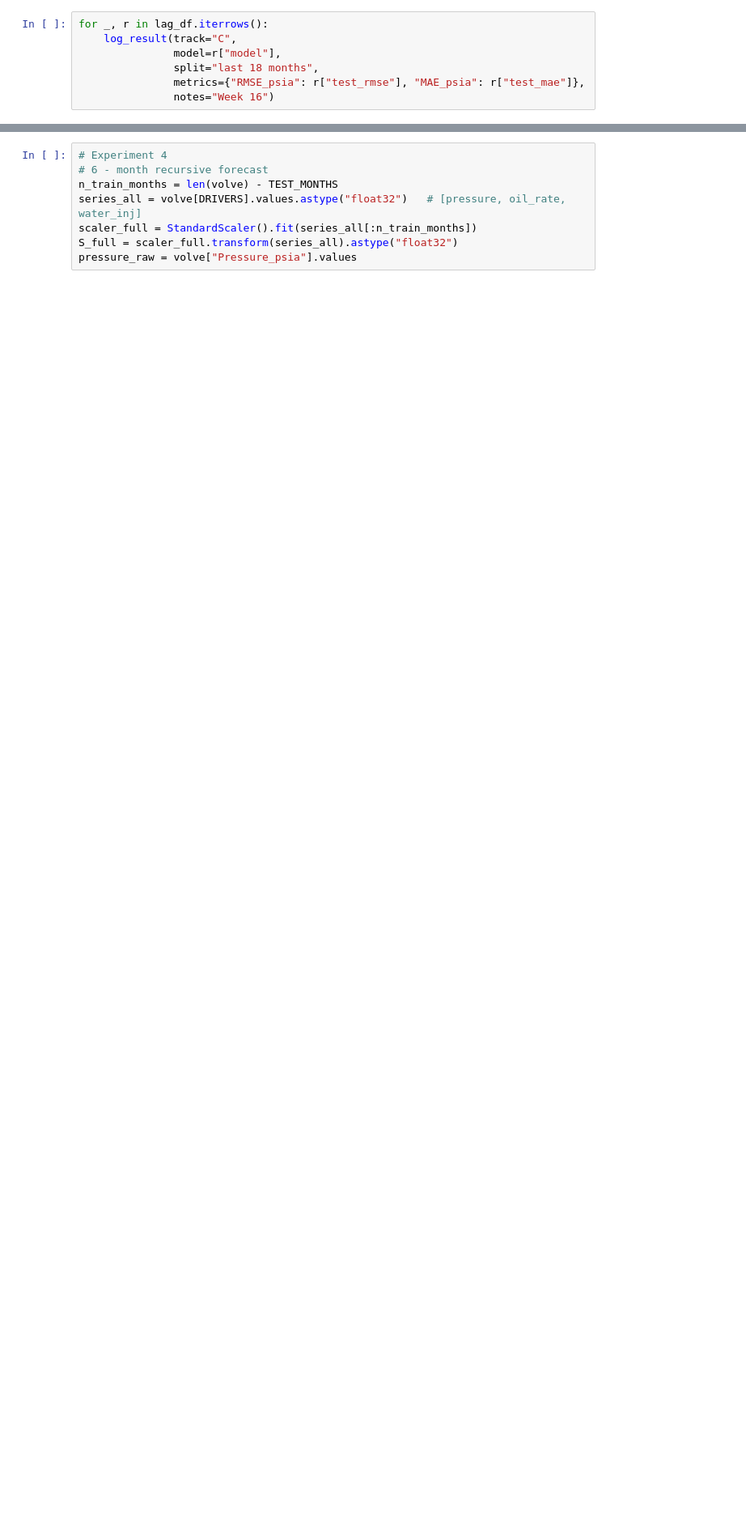
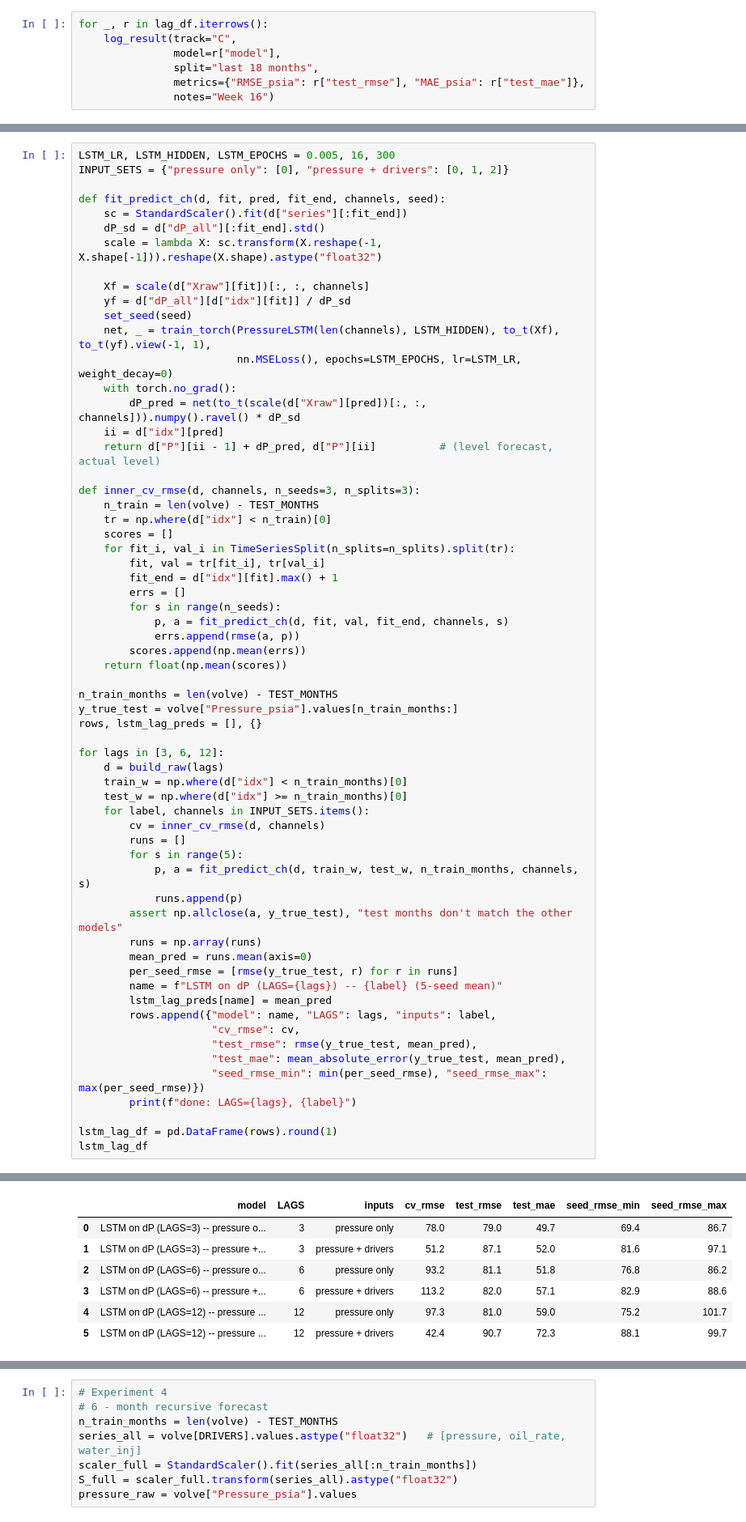
Before and after one commit to sadaraka-kadi/ml4pe-pressure-forecasting, a Jupyter notebook: notebooks/capstone.ipynb, the cells around one changed output, grey strips where cells are left out. Shown at 81% size. Saved outputs shown, nothing was run; the diff lists cells and outputs as text; blank space fills up the shorter version.

```diff
--- a/notebooks/capstone.ipynb
+++ b/notebooks/capstone.ipynb
@@ -619,0 +555,63 @@ RMSE 90.0, MAE 64.6
+# %%
+LSTM_LR, LSTM_HIDDEN, LSTM_EPOCHS = 0.005, 16, 300
+INPUT_SETS = {"pressure only": [0], "pressure + drivers": [0, 1, 2]}
+
+def fit_predict_ch(d, fit, pred, fit_end, channels, seed):
+    sc = StandardScaler().fit(d["series"][:fit_end])
+    dP_sd = d["dP_all"][:fit_end].std()
+    scale = lambda X: sc.transform(X.reshape(-1, X.shape[-1])).reshape(X.shape).astype("float32")
+
+    Xf = scale(d["Xraw"][fit])[:, :, channels]
+    yf = d["dP_all"][d["idx"][fit]] / dP_sd
+    set_seed(seed)
+    net, _ = train_torch(PressureLSTM(len(channels), LSTM_HIDDEN), to_t(Xf), to_t(yf).view(-1, 1),
+                         nn.MSELoss(), epochs=LSTM_EPOCHS, lr=LSTM_LR, weight_decay=0)
+    with torch.no_grad():
+        dP_pred = net(to_t(scale(d["Xraw"][pred])[:, :, channels])).numpy().ravel() * dP_sd
+    ii = d["idx"][pred]
+    return d["P"][ii - 1] + dP_pred, d["P"][ii]          # (level forecast, actual level)
+
+def inner_cv_rmse(d, channels, n_seeds=3, n_splits=3):
+    n_train = len(volve) - TEST_MONTHS
+    tr = np.where(d["idx"] < n_train)[0]
+    scores = []
+    for fit_i, val_i in TimeSeriesSplit(n_splits=n_splits).split(tr):
+        fit, val = tr[fit_i], tr[val_i]
+        fit_end = d["idx"][fit].max() + 1
+        errs = []
+        for s in range(n_seeds):
+            p, a = fit_predict_ch(d, fit, val, fit_end, channels, s)
+            errs.append(rmse(a, p))
+        scores.append(np.mean(errs))
+    return float(np.mean(scores))
+
+n_train_months = len(volve) - TEST_MONTHS
+y_true_test = volve["Pressure_psia"].values[n_train_months:]
+rows, lstm_lag_preds = [], {}
+
+for lags in [3, 6, 12]:
+    d = build_raw(lags)
+    train_w = np.where(d["idx"] < n_train_months)[0]
+    test_w = np.where(d["idx"] >= n_train_months)[0]
+    for label, channels in INPUT_SETS.items():
+        cv = inner_cv_rmse(d, channels)
+        runs = []
+        for s in range(5):
+            p, a = fit_predict_ch(d, train_w, test_w, n_train_months, channels, s)
+            runs.append(p)
+        assert np.allclose(a, y_true_test), "test months don't match the other models"
+        runs = np.array(runs)
+        mean_pred = runs.mean(axis=0)
+        per_seed_rmse = [rmse(y_true_test, r) for r in runs]
+        name = f"LSTM on dP (LAGS={lags}) -- {label} (5-seed mean)"
+        lstm_lag_preds[name] = mean_pred
+        rows.append({"model": name, "LAGS": lags, "inputs": label,
+                     "cv_rmse": cv,
+                     "test_rmse": rmse(y_true_test, mean_pred),
+                     "test_mae": mean_absolute_error(y_true_test, mean_pred),
+                     "seed_rmse_min": min(per_seed_rmse), "seed_rmse_max": max(per_seed_rmse)})
+        print(f"done: LAGS={lags}, {label}")
+
+lstm_lag_df = pd.DataFrame(rows).round(1)
+lstm_lag_df
+# %% [output]
@@ -619,0 +624,7 @@ RMSE 90.0, MAE 64.6
+|  | model | LAGS | inputs | cv_rmse | test_rmse | test_mae | seed_rmse_min | seed_rmse_max |
+| 0 | LSTM on dP (LAGS=3) -- pressure o... | 3 | pressure only | 78.0 | 79.0 | 49.7 | 69.4 | 86.7 |
+| 1 | LSTM on dP (LAGS=3) -- pressure +... | 3 | pressure + drivers | 51.2 | 87.1 | 52.0 | 81.6 | 97.1 |
+| 2 | LSTM on dP (LAGS=6) -- pressure o... | 6 | pressure only | 93.2 | 81.1 | 51.8 | 76.8 | 86.2 |
+| 3 | LSTM on dP (LAGS=6) -- pressure +... | 6 | pressure + drivers | 113.2 | 82.0 | 57.1 | 82.9 | 88.6 |
+| 4 | LSTM on dP (LAGS=12) -- pressure ... | 12 | pressure only | 97.3 | 81.0 | 59.0 | 75.2 | 101.7 |
+| 5 | LSTM on dP (LAGS=12) -- pressure ... | 12 | pressure + drivers | 42.4 | 90.7 | 72.3 | 88.1 | 99.7 |
```
Also changed, not shown: parts of 27 cells of this notebook.
